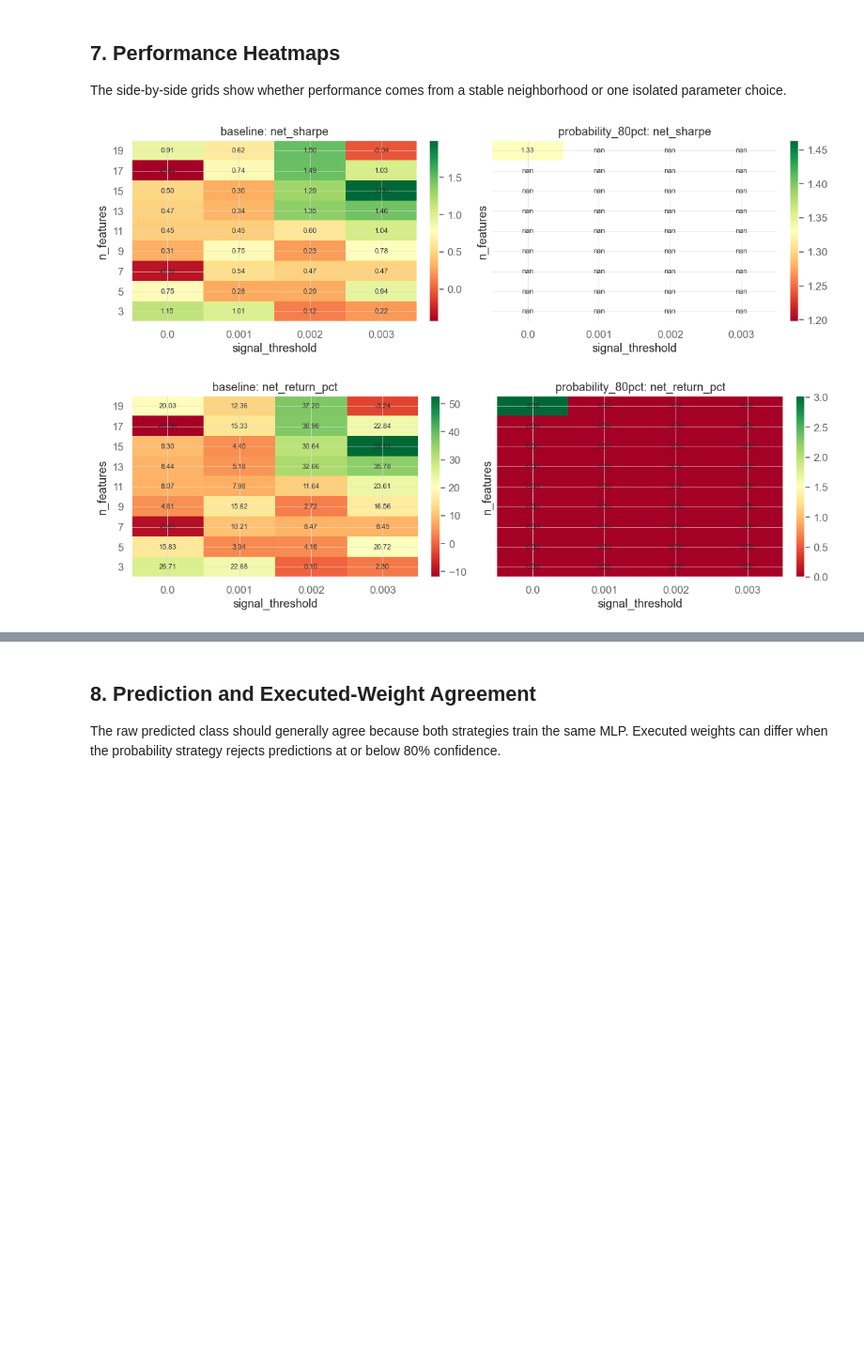
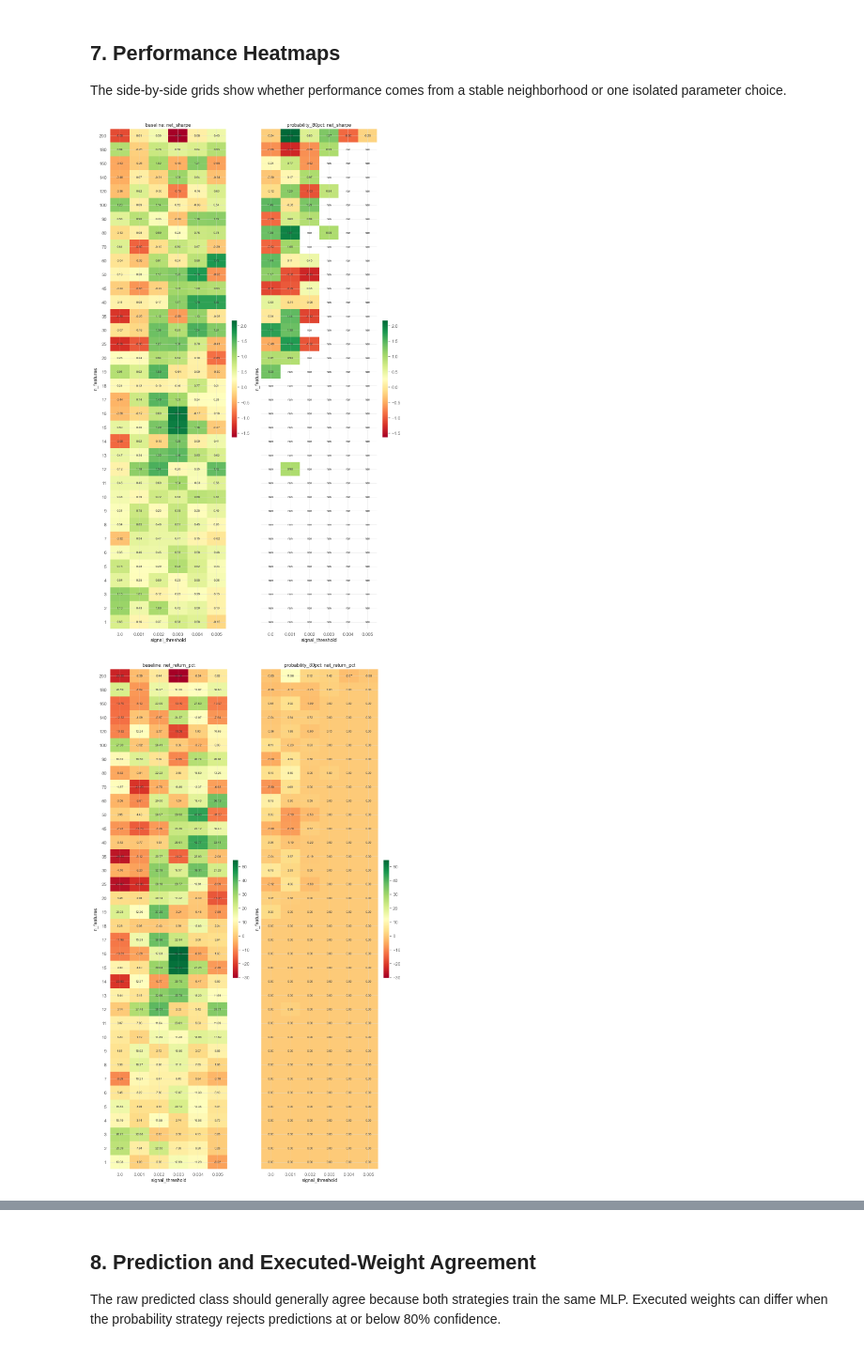
Before and after one commit to gabtopas88/Bluegrey, a Jupyter notebook: research/Mateo/ML_predictor/test_probability_strategy_comparison_0p80.ipynb, the cells around one changed output, grey strips where cells are left out. Shown at 94% size. Saved outputs shown, nothing was run; the diff lists cells and outputs as text; code cells hidden in the pictures; blank space fills up the shorter version.

Commit message:
Test: predictor outputs probability of prediction and weight is only assigned if probability surpasses a threshold

```diff
--- a/research/Mateo/ML_predictor/test_probability_strategy_comparison_0p80.ipynb
+++ b/research/Mateo/ML_predictor/test_probability_strategy_comparison_0p80.ipynb
@@ -63,8 +63,11 @@ STRATEGIES = {
     "probability_80pct": ProbabilityStrategy,
 }
 TRAINING_YEARS = 10
-N_FEATURES_GRID = list(range(3, 20, 2))
-SIGNAL_THRESHOLD_GRID = [0.000, 0.001, 0.002, 0.003]
+N_FEATURES_GRID = list(range(1, 20)) \
++ list(range(20, 50, 5)) \
++ list(range(50, 100, 10)) \
++ list(range(100, 201, 20))
+SIGNAL_THRESHOLD_GRID = [0.000, 0.001, 0.002, 0.003, 0.004, 0.005]
 PROBABILITY_THRESHOLD = 0.80
 
 COMMON_PARAMS = {
@@ -79,7 +82,7 @@ COMMON_PARAMS = {
 }
 
 RUN_GRID = True
-N_JOBS = 12
+N_JOBS = 16
 PARALLEL_VERBOSE = 10
 SHOW_PROGRESS = False
 SAVE_ARTIFACTS = True
@@ -88,9 +91,10 @@ OUTPUT_DIR = ml_dir / "test_probability_strategy_comparison_outputs"
 OUTPUT_DIR.mkdir(parents=True, exist_ok=True)
 
 grid_cases = list(itertools.product(STRATEGIES, N_FEATURES_GRID, SIGNAL_THRESHOLD_GRID))
-assert N_FEATURES_GRID == [3, 5, 7, 9, 11, 13, 15, 17, 19]
-assert SIGNAL_THRESHOLD_GRID == [0.000, 0.001, 0.002, 0.003]
-assert len(grid_cases) == 72
+assert N_FEATURES_GRID == [1, 2, 3, 4, 5, 6, 7, 8, 9, 10, 11, 12, 13, 14, 15, 16, 17, 18, 19, 20,\
+                            25, 30, 35, 40, 45, 50, 60, 70, 80, 90, 100, 120, 140, 160, 180, 200]
+assert SIGNAL_THRESHOLD_GRID == [0.000, 0.001, 0.002, 0.003, 0.004, 0.005]
+assert len(grid_cases) == 432
 
 print(f"Grid cases: {len(grid_cases)} ({len(grid_cases) // len(STRATEGIES)} matched points per strategy)")
 print(f"Output directory: {OUTPUT_DIR}")
@@ -187,7 +191,7 @@ def summarize_performance(
         "prediction_0_pct": prediction_counts.get(0.0, 0.0),
         "prediction_plus1_pct": prediction_counts.get(1.0, 0.0),
         "mean_max_probability": max_probability.mean(),
-        "median_max_probability": max_probability.median(),
+        "median_max_probability": (max_probability.median() if max_probability.notna().any() else np.nan),
         "passes_probability_threshold_pct": passed_filter.mean() * 100,
         "elapsed_seconds": elapsed_seconds,
     }
@@ -307,12 +311,22 @@ if RUN_GRID:
 metrics_df = pd.DataFrame(grid_metrics)
 errors_df = pd.DataFrame(grid_errors)
 
+metrics_df["net_return_rank"] = metrics_df["net_return_pct"].rank(method="min", ascending=False, na_option="bottom")
+metrics_df["net_sharpe_rank"] = metrics_df["net_sharpe"].rank(method="min", ascending=False, na_option="bottom")
+metrics_df["net_sortino_rank"] = metrics_df["net_sortino"].rank(method="min", ascending=False, na_option="bottom")
+metrics_df["performance_score"] = (
+    0.50 * metrics_df["net_return_rank"]
+    + 0.25 * metrics_df["net_sharpe_rank"]
+    + 0.25 * metrics_df["net_sortino_rank"]
+)
+metrics_df["performance_rank"] = metrics_df["performance_score"].rank(method="min", ascending=True).astype(int)
+
 if SAVE_ARTIFACTS and not metrics_df.empty:
     metrics_df.to_pickle(OUTPUT_DIR / "grid_metrics.pkl")
     metrics_df.to_csv(OUTPUT_DIR / "grid_metrics.csv", index=False)
 if SAVE_ARTIFACTS and not errors_df.empty:
     errors_df.to_csv(OUTPUT_DIR / "grid_errors.csv", index=False)
 
-display(metrics_df.sort_values("net_sharpe", ascending=False).head(10))
+display(metrics_df.sort_values(["performance_rank", "performance_score", "net_return_pct"], ascending=[True, True, False]).head(10))
 display(errors_df)
 # %% [output]
@@ -503,35 +594,38 @@ display(paired_summary.round(4))
 The side-by-side grids show whether performance comes from a stable neighborhood or one isolated parameter choice.
 # %%
 def plot_metric_grid(metric: str):
-    fig, axes = plt.subplots(1, len(STRATEGIES), figsize=(6 * len(STRATEGIES), 4), sharey=True)
+    fig, axes = plt.subplots(1, len(STRATEGIES), figsize=(6 * len(STRATEGIES), 20), sharey=True)
     if len(STRATEGIES) == 1:
         axes = [axes]
+
+    metric_values = metrics_df.loc[metrics_df["strategy"].isin(STRATEGIES), metric]
+    shared_vmin, shared_vmax = metric_values.min(), metric_values.max()
 
     for ax, strategy_name in zip(axes, STRATEGIES):
         pivot = (
             metrics_df[metrics_df["strategy"] == strategy_name]
             .pivot(index="n_features", columns="signal_threshold", values=metric)
             .sort_index(ascending=False)
         )
-        image = ax.imshow(pivot.values, aspect="auto", cmap="RdYlGn")
+        image = ax.imshow(pivot.values, aspect="auto", cmap="RdYlGn", vmin=shared_vmin, vmax=shared_vmax)
         ax.set_title(f"{strategy_name}: {metric}")
         ax.set_xticks(range(len(pivot.columns)))
         ax.set_xticklabels(pivot.columns)
         ax.set_yticks(range(len(pivot.index)))
         ax.set_yticklabels(pivot.index)
         ax.set_xlabel("signal_threshold")
         ax.set_ylabel("n_features")
         for row in range(pivot.shape[0]):
             for column in range(pivot.shape[1]):
                 ax.text(column, row, f"{pivot.values[row, column]:.2f}", ha="center", va="center", fontsize=8)
         fig.colorbar(image, ax=ax, fraction=0.046, pad=0.04)
 
     plt.tight_layout()
     plt.show()
 
 
 for metric in ["net_sharpe", "net_return_pct", "max_drawdown_pct", "average_daily_turnover", "active_days_pct"]:
     plot_metric_grid(metric)
 # %% [output]
-[figure, old version]
+[figure, new version]
-[figure, old version]
+[figure, new version]
```
Also changed, not shown: parts of 27 cells of this notebook, 2 other files.
